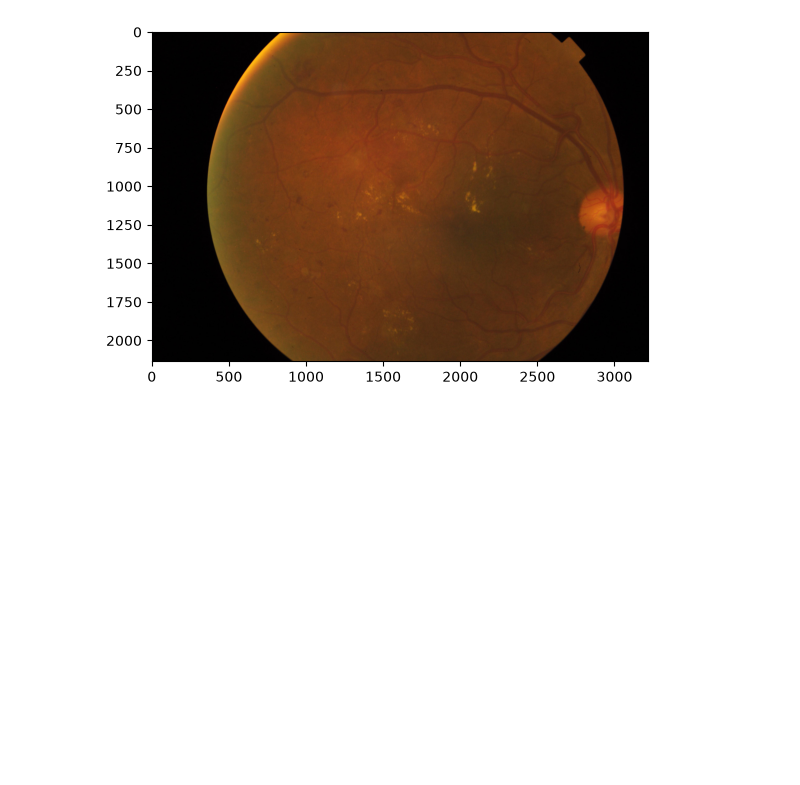
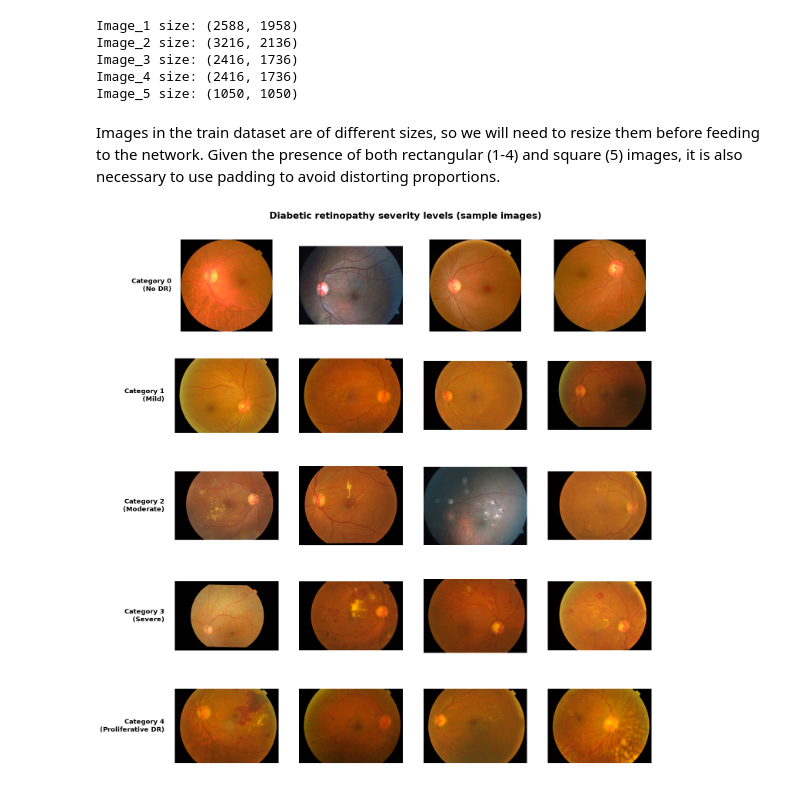
Before and after one commit to valeria-ltv/diabetic-retinopathy-classifier, a Jupyter notebook: notebooks/01_eda.ipynb, the cells around one changed output. Saved outputs shown, nothing was run; the diff lists cells and outputs as text; code cells hidden in the pictures; blank space fills up the shorter version.

```diff
--- a/notebooks/01_eda.ipynb
+++ b/notebooks/01_eda.ipynb
@@ -20,0 +19,8 @@ train_df.iloc[0]["id_code"]
+# %%
+# Checking if the number od rows in loaded dataset is equal
+# to the number of files in the train images directory
+print(f'Number of rows in train.csv: {len(train_df)}')
+DIR_TRAIN = '../data/raw/aptos2019/train_images'
+print(f'Number of files in /train_images: '
+      f'{len([name for name in os.listdir(DIR_TRAIN)
+              if os.path.isfile(os.path.join(DIR_TRAIN, name))])}')
@@ -21,7 +90,46 @@ train_df.iloc[0]["id_code"]
 # %%
-img_path = f'../data/raw/aptos2019/train_images/{train_df.iloc[0]["id_code"]}.png'
-img = Image.open(img_path)
-plt.imshow(img)
-plt.show()
+# Checking sizes of the images in the train dataset
+np.random.seed(42)
+for i in range(5):
+    image_id = np.random.choice(train_df['id_code'])
+    img_path = os.path.join(DIR_TRAIN, f'{image_id}.png')
+    img = Image.open(img_path)
+    print(f'Image_{i+1} size: {img.size}')
 # %% [output]
-[figure, removed]
+Image_1 size: (2588, 1958)
+Image_2 size: (3216, 2136)
+Image_3 size: (2416, 1736)
+Image_4 size: (2416, 1736)
+Image_5 size: (1050, 1050)
+# %% [markdown]
+Images in the train dataset are of different sizes, so we will need to resize them before feeding to the network. Given the presence of both rectangular (1-4) and square (5) images, it is also necessary to use padding to avoid distorting proportions.
+# %%
+# Looking at several examples of each category
+severity = {
+    0: 'No DR',
+    1: 'Mild',
+    2: 'Moderate',
+    3: 'Severe',
+    4: 'Proliferative DR'
+}
+np.random.seed(42)
+fig, axes = plt.subplots(5, 4, figsize=(16, 18))
+for cat in range(0, 5):
+    filtered_df = train_df[train_df['diagnosis'] == cat]
+    random_ids = np.random.choice(filtered_df['id_code'].values, size=4, replace=False)
+
+    for i, image_id in enumerate(random_ids):
+        ax = axes[cat, i]
+        ax.axis('off')
+        img_path = os.path.join(DIR_TRAIN, f'{image_id}.png')
+        img = Image.open(img_path)
+        ax.imshow(img)
+        if i == 0:
+            ax.text(-0.1, 0.5, f'Category {cat}\n({severity[cat]})',
+                    transform=ax.transAxes, fontsize=12,
+                    ha='right', va='center', weight='bold')
+fig.suptitle('Diabetic retinopathy severity levels (sample images)',
+             fontsize=17, weight='bold', y=0.92)
+plt.show()
+# %% [output]
+[figure, added]
```
Also changed, not shown: parts of 15 cells of this notebook, 1 other file.
